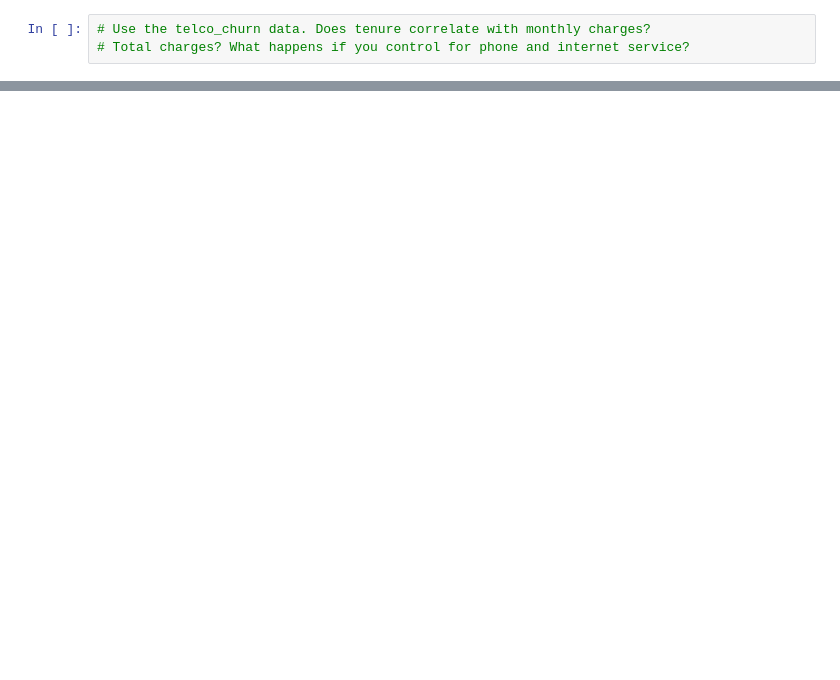
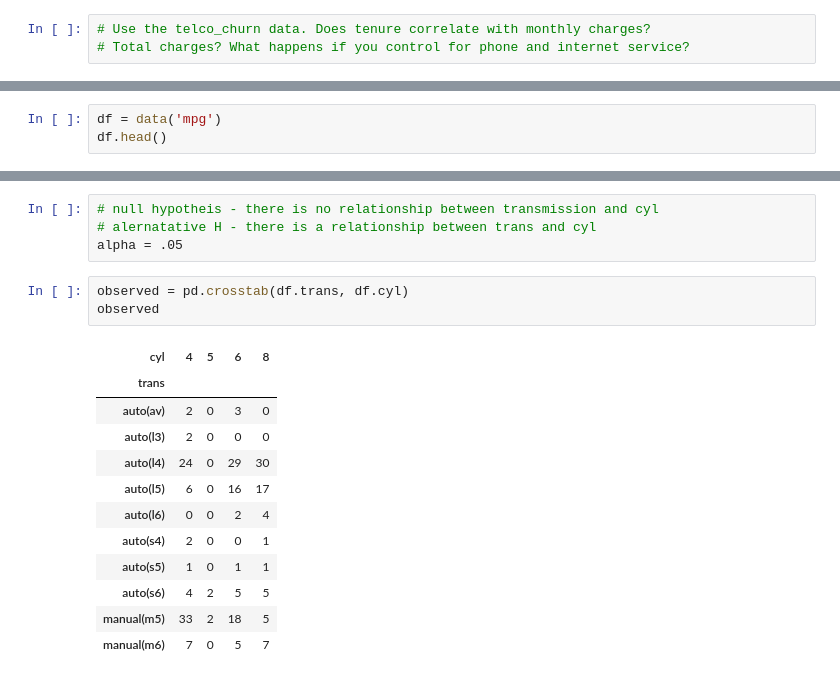
Before and after one commit to mindyshiben/statistics-exercises, a Jupyter notebook: hypothesis_testing.ipynb, the cells around one changed output, grey strips where cells are left out. Saved outputs shown, nothing was run; the diff lists cells and outputs as text; blank space fills up the shorter version.

```diff
--- a/hypothesis_testing.ipynb
+++ b/hypothesis_testing.ipynb
@@ -595,0 +625,3 @@ TypeError: unsupported operand type(s) for +: 'float' and 'datetime.timedelta'
+# %%
+df = data('mpg')
+df.head()
@@ -595,0 +635,20 @@ TypeError: unsupported operand type(s) for +: 'float' and 'datetime.timedelta'
+# %%
+# null hypotheis - there is no relationship between transmission and cyl
+# alernatative H - there is a relationship between trans and cyl
+alpha = .05
+# %%
+observed = pd.crosstab(df.trans, df.cyl)
+observed
+# %% [output]
+| cyl | 4 | 5 | 6 | 8 |
+| trans |  |  |  |  |
+| auto(av) | 2 | 0 | 3 | 0 |
+| auto(l3) | 2 | 0 | 0 | 0 |
+| auto(l4) | 24 | 0 | 29 | 30 |
+| auto(l5) | 6 | 0 | 16 | 17 |
+| auto(l6) | 0 | 0 | 2 | 4 |
+| auto(s4) | 2 | 0 | 0 | 1 |
+| auto(s5) | 1 | 0 | 1 | 1 |
+| auto(s6) | 4 | 2 | 5 | 5 |
+| manual(m5) | 33 | 2 | 18 | 5 |
+| manual(m6) | 7 | 0 | 5 | 7 |
```
Also changed, not shown: parts of 100 cells of this notebook.
